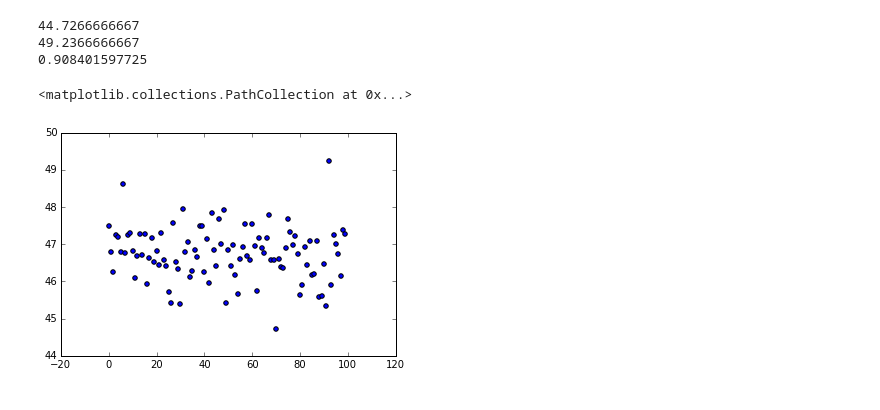
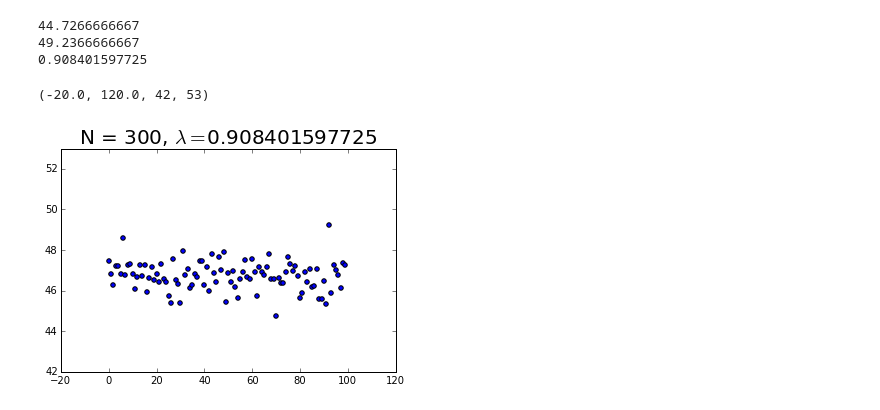
Before and after one commit to therealchuckliu/Influence-Maximization, a Jupyter notebook: Spark_300.ipynb, the cells around one changed output. Drawn from its saved outputs; the diff is of its cells as text; code cells hidden in the pictures.

```diff
--- a/Spark_300.ipynb
+++ b/Spark_300.ipynb
@@ -21,8 +21,11 @@ print _lambda
 0.908401597725
 # %%
 plt.scatter(range(0, len(trials["results"])),trials["results"])
+plt.title(r'N = 300, $\lambda = $' + str(_lambda), fontsize=20)
+x1,x2,y1,y2 = plt.axis()
+plt.axis((x1,x2,42,53))
 # %% [output]
-<matplotlib.collections.PathCollection at 0x...>
+(-20.0, 120.0, 42, 53)
-[figure, old version]
+[figure, new version]
 # %%
 nodes_values = spark_greedy.node_count(trials)
```
Also changed, not shown: parts of 2 cells of this notebook, 21 other files.
